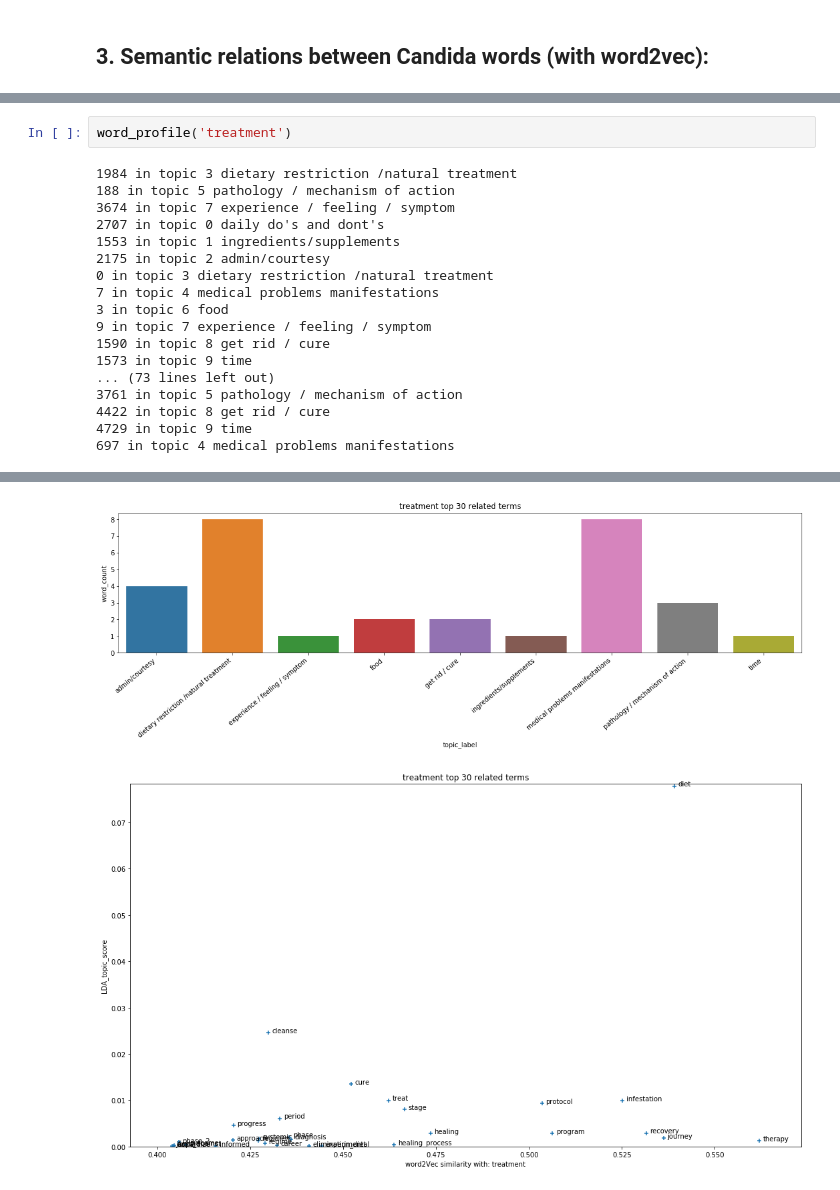
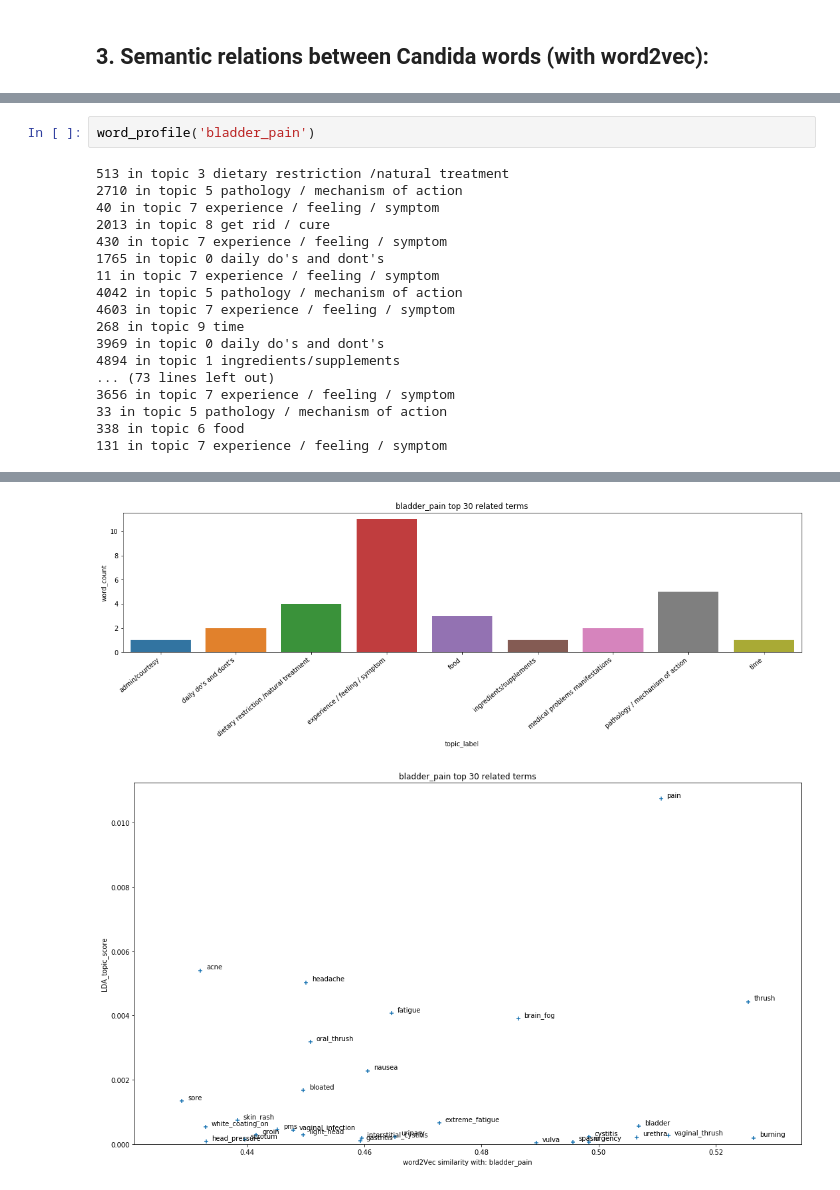
Before and after one commit to Erolino/Support_group_MD, a Jupyter notebook: draft/ppt_notebook.ipynb, the cells around one changed output, grey strips where cells are left out. Saved outputs shown, nothing was run; the diff lists cells and outputs as text.

```diff
--- a/draft/ppt_notebook.ipynb
+++ b/draft/ppt_notebook.ipynb
@@ -83,20 +180,20 @@ eradicate
 # %%
-word_profile('treatment')
+word_profile('bladder_pain')
 # %% [output]
-1984 in topic 3 dietary restriction /natural treatment
-188 in topic 5 pathology / mechanism of action
-3674 in topic 7 experience / feeling / symptom
-2707 in topic 0 daily do's and dont's
-1553 in topic 1 ingredients/supplements
-2175 in topic 2 admin/courtesy
-0 in topic 3 dietary restriction /natural treatment
-7 in topic 4 medical problems manifestations
-3 in topic 6 food
-9 in topic 7 experience / feeling / symptom
-1590 in topic 8 get rid / cure
-1573 in topic 9 time
+513 in topic 3 dietary restriction /natural treatment
+2710 in topic 5 pathology / mechanism of action
+40 in topic 7 experience / feeling / symptom
+2013 in topic 8 get rid / cure
+430 in topic 7 experience / feeling / symptom
+1765 in topic 0 daily do's and dont's
+11 in topic 7 experience / feeling / symptom
+4042 in topic 5 pathology / mechanism of action
+4603 in topic 7 experience / feeling / symptom
+268 in topic 9 time
+3969 in topic 0 daily do's and dont's
+4894 in topic 1 ingredients/supplements
 ... (73 lines left out)
-3761 in topic 5 pathology / mechanism of action
-4422 in topic 8 get rid / cure
-4729 in topic 9 time
-697 in topic 4 medical problems manifestations
+3656 in topic 7 experience / feeling / symptom
+33 in topic 5 pathology / mechanism of action
+338 in topic 6 food
+131 in topic 7 experience / feeling / symptom
@@ -120,2 +217,2 @@ word_profile('treatment')
-[figure, old version]
+[figure, new version]
-[figure, old version]
+[figure, new version]
```
Also changed, not shown: parts of 31 cells of this notebook, 4 other files.
